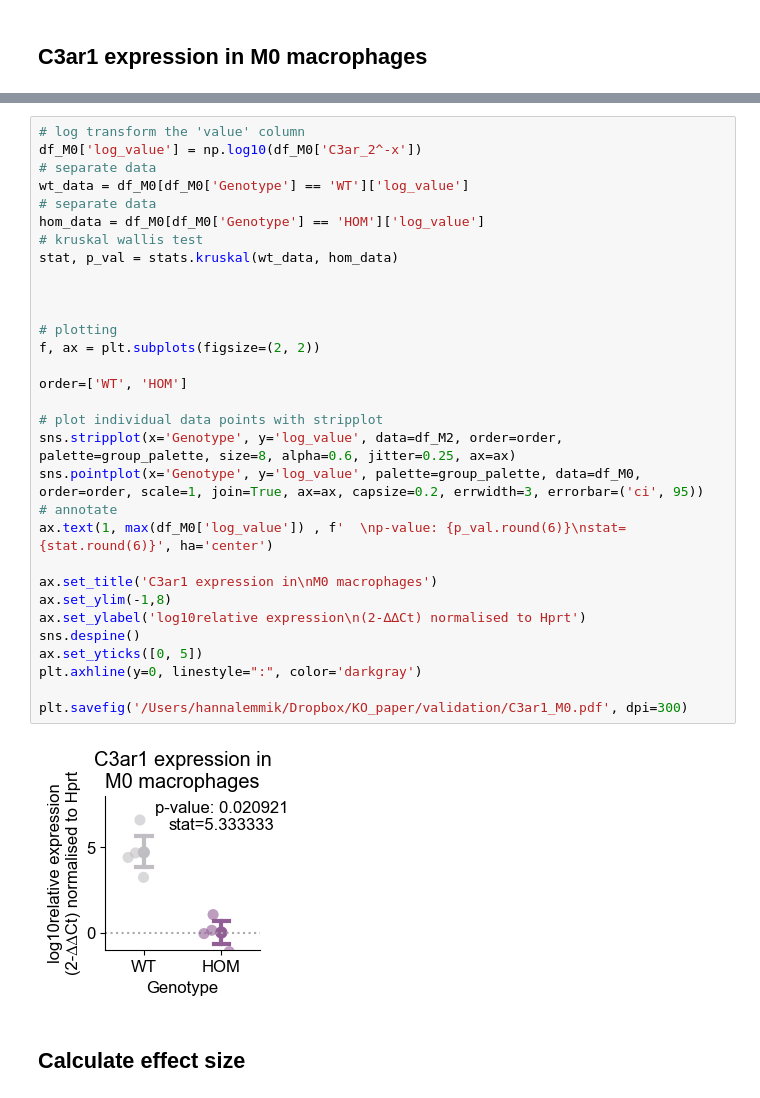
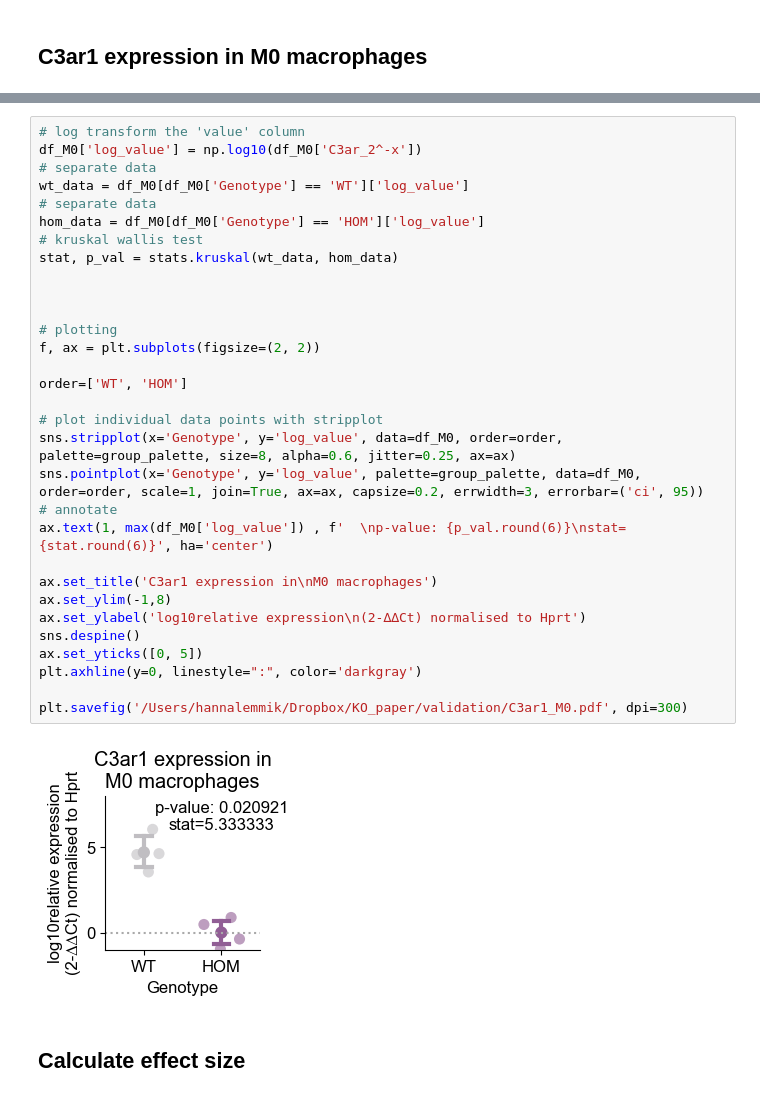
Before and after one commit to hannalemmik/C3ar1_longitudinal_MRI_paper_2025, a Jupyter notebook: Fig1D_E_Supp3C_D_E.ipynb, the cells around one changed output, grey strips where cells are left out. Drawn from its saved outputs; the diff is of its cells as text.

Commit message:
fixed M0 plotting error

```diff
--- a/Fig1D_E_Supp3C_D_E.ipynb
+++ b/Fig1D_E_Supp3C_D_E.ipynb
@@ -235,35 +235,35 @@ df_M0.head(1)
 # log transform the 'value' column
 df_M0['log_value'] = np.log10(df_M0['C3ar_2^-x'])
 # separate data
 wt_data = df_M0[df_M0['Genotype'] == 'WT']['log_value']
 # separate data
 hom_data = df_M0[df_M0['Genotype'] == 'HOM']['log_value']
 # kruskal wallis test
 stat, p_val = stats.kruskal(wt_data, hom_data)
 
 
 
 # plotting
 f, ax = plt.subplots(figsize=(2, 2))
 
 order=['WT', 'HOM']
 
 # plot individual data points with stripplot
-sns.stripplot(x='Genotype', y='log_value', data=df_M2, order=order, palette=group_palette, size=8, alpha=0.6, jitter=0.25, ax=ax)
+sns.stripplot(x='Genotype', y='log_value', data=df_M0, order=order, palette=group_palette, size=8, alpha=0.6, jitter=0.25, ax=ax)
 sns.pointplot(x='Genotype', y='log_value', palette=group_palette, data=df_M0, order=order, scale=1, join=True, ax=ax, capsize=0.2, errwidth=3, errorbar=('ci', 95))
 # annotate
 ax.text(1, max(df_M0['log_value']) , f'  \np-value: {p_val.round(6)}\nstat={stat.round(6)}', ha='center')
 
 ax.set_title('C3ar1 expression in\nM0 macrophages')
 ax.set_ylim(-1,8)
 ax.set_ylabel('log10relative expression\n(2-∆∆Ct) normalised to Hprt')
 sns.despine()
 ax.set_yticks([0, 5])
 plt.axhline(y=0, linestyle=":", color='darkgray')
 
 plt.savefig('/Users/hannalemmik/Dropbox/KO_paper/validation/C3ar1_M0.pdf', dpi=300)
 # %% [output]
-[figure, old version]
+[figure, new version]
 # %% [markdown]
 ## Calculate effect size
 # %%
```
